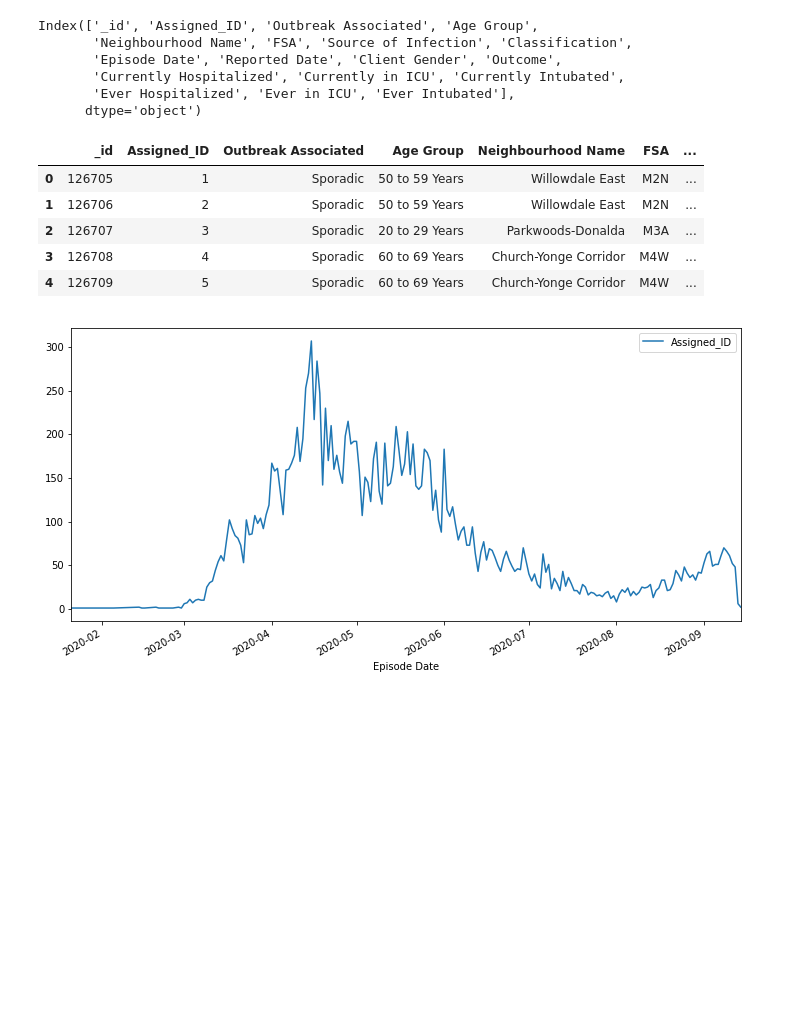
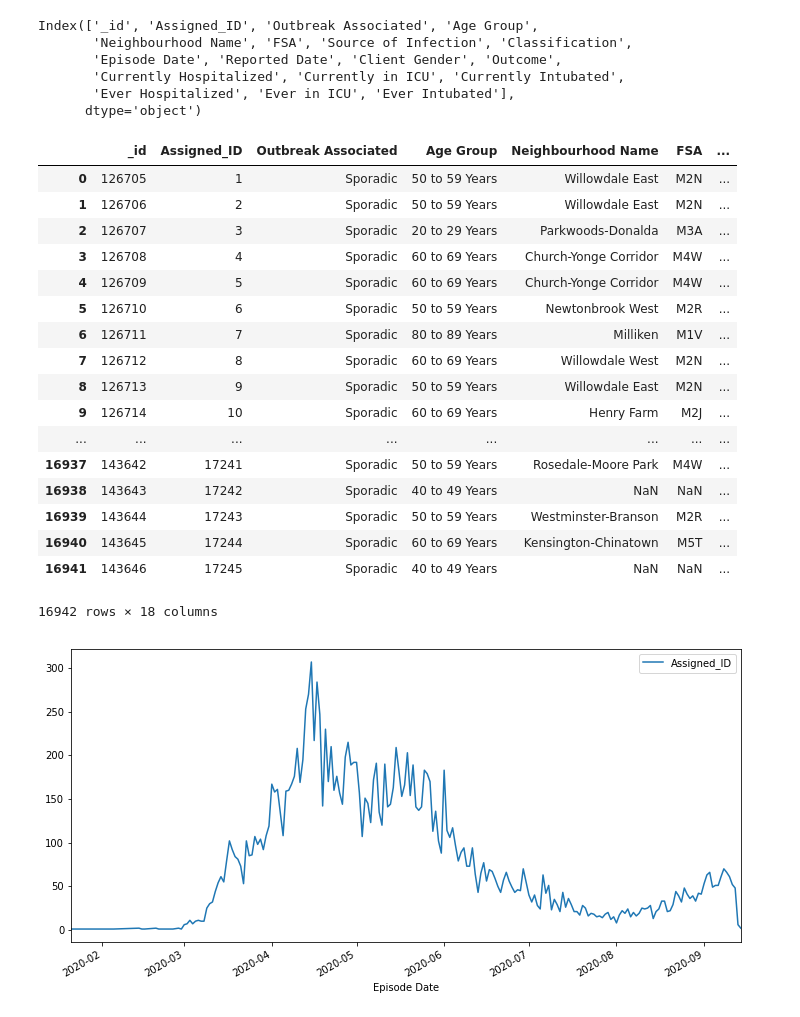
Before and after one commit to MachineLearningJournalClub/GAMELEON, a Jupyter notebook: GIS_Data_Toronto.ipynb, the cells around one changed output. Drawn from its saved outputs; the diff is of its cells as text; code cells hidden in the pictures; blank space fills up the shorter version.

```diff
--- a/GIS_Data_Toronto.ipynb
+++ b/GIS_Data_Toronto.ipynb
@@ -26,14 +26,26 @@ Index(['_id', 'Assigned_ID', 'Outbreak Associated', 'Age Group',
        'Ever Hospitalized', 'Ever in ICU', 'Ever Intubated'],
       dtype='object')
 # %%
-df_tor.head()
+df_tor
 # %% [output]
 |  | _id | Assigned_ID | Outbreak Associated | Age Group | Neighbourhood Name | FSA | ... |
 | 0 | 126705 | 1 | Sporadic | 50 to 59 Years | Willowdale East | M2N | ... |
 | 1 | 126706 | 2 | Sporadic | 50 to 59 Years | Willowdale East | M2N | ... |
 | 2 | 126707 | 3 | Sporadic | 20 to 29 Years | Parkwoods-Donalda | M3A | ... |
 | 3 | 126708 | 4 | Sporadic | 60 to 69 Years | Church-Yonge Corridor | M4W | ... |
 | 4 | 126709 | 5 | Sporadic | 60 to 69 Years | Church-Yonge Corridor | M4W | ... |
+| 5 | 126710 | 6 | Sporadic | 50 to 59 Years | Newtonbrook West | M2R | ... |
+| 6 | 126711 | 7 | Sporadic | 80 to 89 Years | Milliken | M1V | ... |
+| 7 | 126712 | 8 | Sporadic | 60 to 69 Years | Willowdale West | M2N | ... |
+| 8 | 126713 | 9 | Sporadic | 50 to 59 Years | Willowdale East | M2N | ... |
+| 9 | 126714 | 10 | Sporadic | 60 to 69 Years | Henry Farm | M2J | ... |
+| ... | ... | ... | ... | ... | ... | ... | ... |
+| 16937 | 143642 | 17241 | Sporadic | 50 to 59 Years | Rosedale-Moore Park | M4W | ... |
+| 16938 | 143643 | 17242 | Sporadic | 40 to 49 Years | NaN | NaN | ... |
+| 16939 | 143644 | 17243 | Sporadic | 50 to 59 Years | Westminster-Branson | M2R | ... |
+| 16940 | 143645 | 17244 | Sporadic | 60 to 69 Years | Kensington-Chinatown | M5T | ... |
+| 16941 | 143646 | 17245 | Sporadic | 40 to 49 Years | NaN | NaN | ... |
+16942 rows × 18 columns
 # %%
 df_tor["Episode Date"] = pd.to_datetime(df_tor["Episode Date"])
 # %%
```
Also changed, not shown: parts of 24 cells of this notebook, 3 other files.
